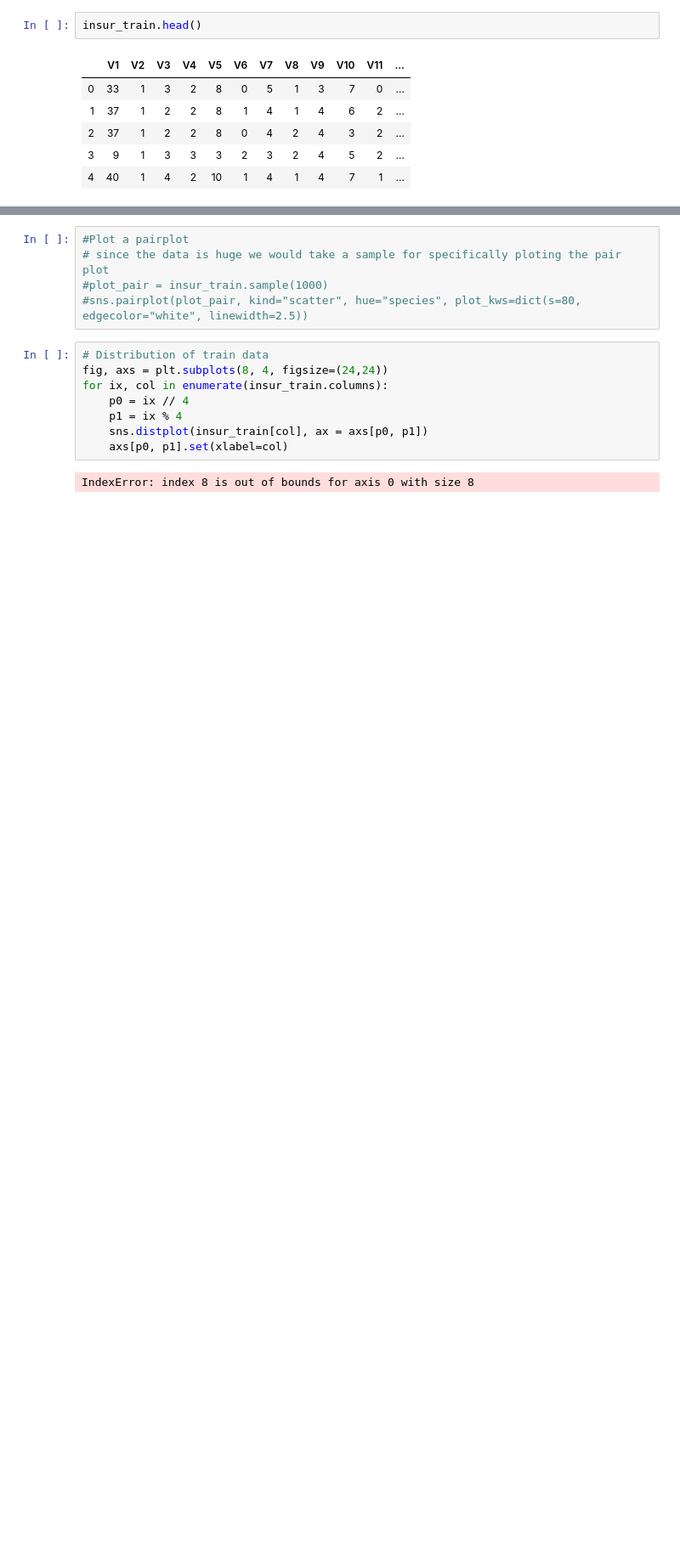
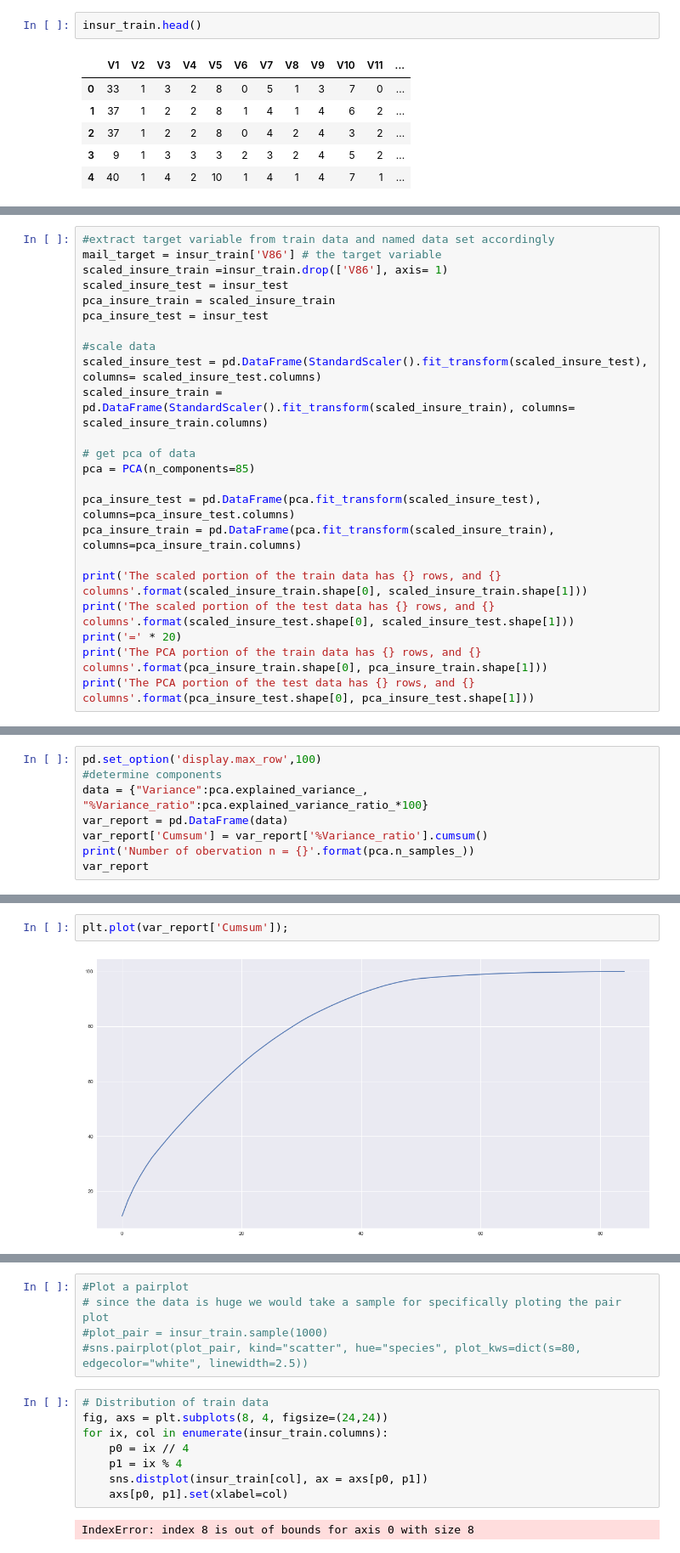
Before and after one commit to ajakaiye33/Data_Science_Proj, a Jupyter notebook: data_science_cap/Project_2.ipynb, the cells around one changed output, grey strips where cells are left out. Shown at 85% size. Saved outputs shown, nothing was run; the diff lists cells and outputs as text; blank space fills up the shorter version.

```diff
--- a/data_science_cap/Project_2.ipynb
+++ b/data_science_cap/Project_2.ipynb
@@ -121,0 +123,23 @@ Name: V86, dtype: int64
+# %%
+#extract target variable from train data and named data set accordingly
+mail_target = insur_train['V86'] # the target variable
+scaled_insure_train =insur_train.drop(['V86'], axis= 1)
+scaled_insure_test = insur_test
+pca_insure_train = scaled_insure_train
+pca_insure_test = insur_test
+
+#scale data
+scaled_insure_test = pd.DataFrame(StandardScaler().fit_transform(scaled_insure_test), columns= scaled_insure_test.columns)
+scaled_insure_train = pd.DataFrame(StandardScaler().fit_transform(scaled_insure_train), columns= scaled_insure_train.columns)
+
+# get pca of data
+pca = PCA(n_components=85)
+
+pca_insure_test = pd.DataFrame(pca.fit_transform(scaled_insure_test), columns=pca_insure_test.columns)
+pca_insure_train = pd.DataFrame(pca.fit_transform(scaled_insure_train), columns=pca_insure_train.columns)
+
+print('The scaled portion of the train data has {} rows, and {} columns'.format(scaled_insure_train.shape[0], scaled_insure_train.shape[1]))
+print('The scaled portion of the test data has {} rows, and {} columns'.format(scaled_insure_test.shape[0], scaled_insure_test.shape[1]))
+print('=' * 20)
+print('The PCA portion of the train data has {} rows, and {} columns'.format(pca_insure_train.shape[0], pca_insure_train.shape[1]))
+print('The PCA portion of the test data has {} rows, and {} columns'.format(pca_insure_test.shape[0], pca_insure_test.shape[1]))
@@ -121,0 +235,8 @@ Name: V86, dtype: int64
+# %%
+pd.set_option('display.max_row',100)
+#determine components
+data = {"Variance":pca.explained_variance_, "%Variance_ratio":pca.explained_variance_ratio_*100}
+var_report = pd.DataFrame(data)
+var_report['Cumsum'] = var_report['%Variance_ratio'].cumsum()
+print('Number of obervation n = {}'.format(pca.n_samples_))
+var_report
@@ -121,0 +262,4 @@ Name: V86, dtype: int64
+# %%
+plt.plot(var_report['Cumsum']);
+# %% [output]
+[figure, added]
```
Also changed, not shown: parts of 19 cells of this notebook.
